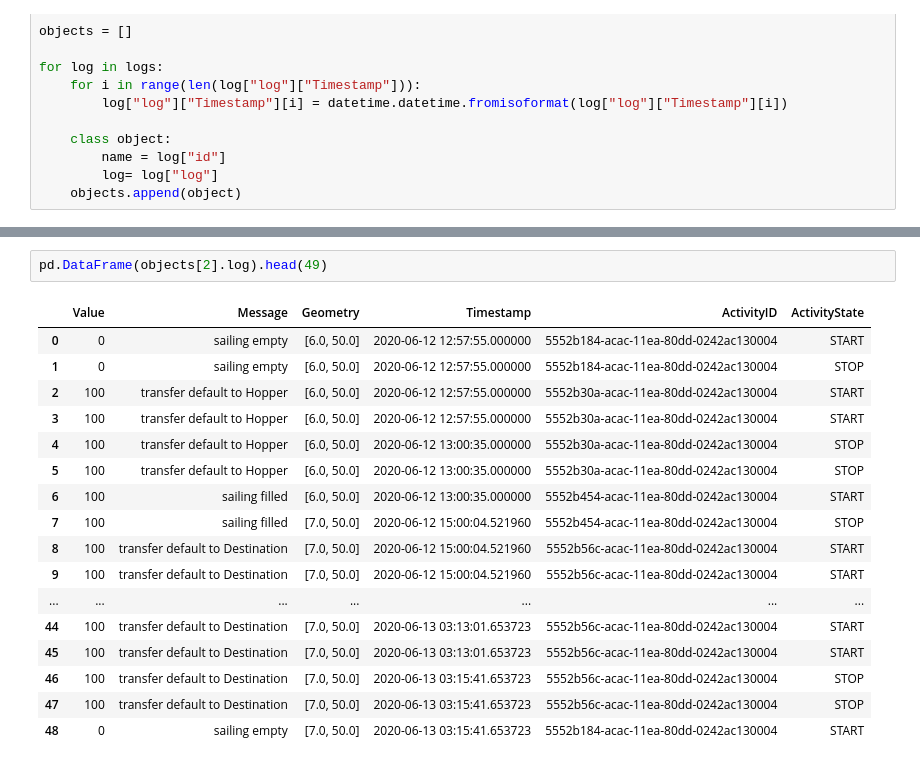
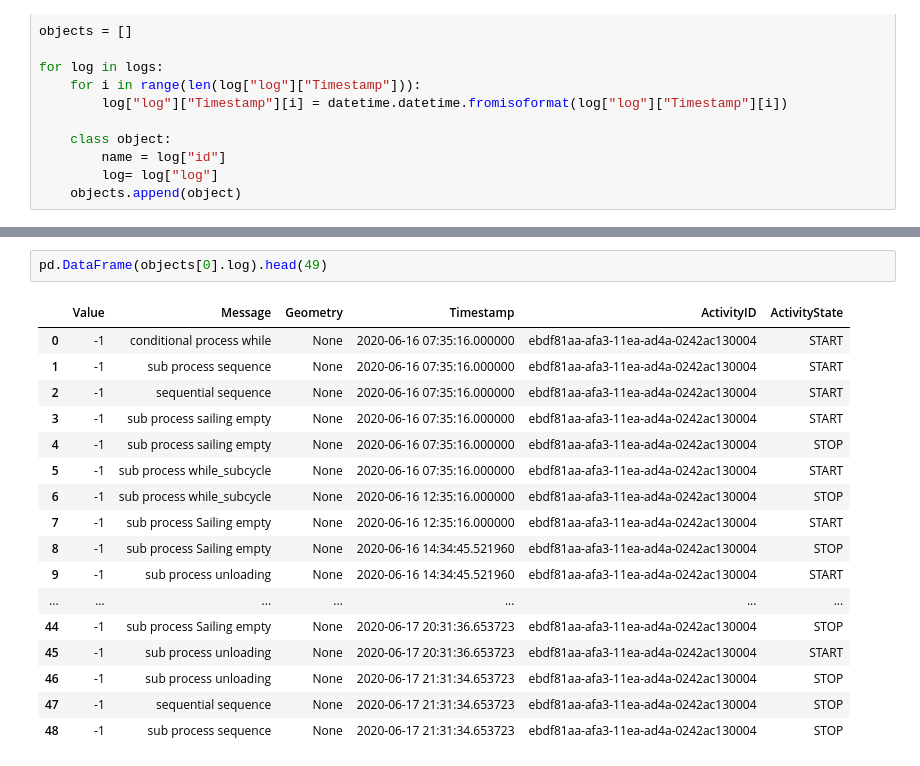
Before and after one commit to TUDelft-CITG/OpenCLSim, a Jupyter notebook: openclsim/notebooks/25 test colos.ipynb, the cells around one changed output, grey strips where cells are left out. Saved outputs shown, nothing was run; the diff lists cells and outputs as text.

```diff
--- a/openclsim/notebooks/25 test colos.ipynb
+++ b/openclsim/notebooks/25 test colos.ipynb
@@ -37,22 +39,22 @@ vessel_planning(objects, activities)
 # %% [output]
 [interactive output not drawn]
 # %%
-pd.DataFrame(objects[2].log).head(49)
+pd.DataFrame(objects[0].log).head(49)
 # %% [output]
 |  | Value | Message | Geometry | Timestamp | ActivityID | ActivityState |
-| 0 | 0 | sailing empty | [6.0, 50.0] | 2020-06-12 12:57:55.000000 | 5552b184-acac-11ea-80dd-0242ac130004 | START |
-| 1 | 0 | sailing empty | [6.0, 50.0] | 2020-06-12 12:57:55.000000 | 5552b184-acac-11ea-80dd-0242ac130004 | STOP |
-| 2 | 100 | transfer default to Hopper | [6.0, 50.0] | 2020-06-12 12:57:55.000000 | 5552b30a-acac-11ea-80dd-0242ac130004 | START |
-| 3 | 100 | transfer default to Hopper | [6.0, 50.0] | 2020-06-12 12:57:55.000000 | 5552b30a-acac-11ea-80dd-0242ac130004 | START |
-| 4 | 100 | transfer default to Hopper | [6.0, 50.0] | 2020-06-12 13:00:35.000000 | 5552b30a-acac-11ea-80dd-0242ac130004 | STOP |
-| 5 | 100 | transfer default to Hopper | [6.0, 50.0] | 2020-06-12 13:00:35.000000 | 5552b30a-acac-11ea-80dd-0242ac130004 | STOP |
-| 6 | 100 | sailing filled | [6.0, 50.0] | 2020-06-12 13:00:35.000000 | 5552b454-acac-11ea-80dd-0242ac130004 | START |
-| 7 | 100 | sailing filled | [7.0, 50.0] | 2020-06-12 15:00:04.521960 | 5552b454-acac-11ea-80dd-0242ac130004 | STOP |
-| 8 | 100 | transfer default to Destination | [7.0, 50.0] | 2020-06-12 15:00:04.521960 | 5552b56c-acac-11ea-80dd-0242ac130004 | START |
-| 9 | 100 | transfer default to Destination | [7.0, 50.0] | 2020-06-12 15:00:04.521960 | 5552b56c-acac-11ea-80dd-0242ac130004 | START |
+| 0 | -1 | conditional process while | None | 2020-06-16 07:35:16.000000 | ebdf81aa-afa3-11ea-ad4a-0242ac130004 | START |
+| 1 | -1 | sub process sequence | None | 2020-06-16 07:35:16.000000 | ebdf81aa-afa3-11ea-ad4a-0242ac130004 | START |
+| 2 | -1 | sequential sequence | None | 2020-06-16 07:35:16.000000 | ebdf81aa-afa3-11ea-ad4a-0242ac130004 | START |
+| 3 | -1 | sub process sailing empty | None | 2020-06-16 07:35:16.000000 | ebdf81aa-afa3-11ea-ad4a-0242ac130004 | START |
+| 4 | -1 | sub process sailing empty | None | 2020-06-16 07:35:16.000000 | ebdf81aa-afa3-11ea-ad4a-0242ac130004 | STOP |
+| 5 | -1 | sub process while_subcycle | None | 2020-06-16 07:35:16.000000 | ebdf81aa-afa3-11ea-ad4a-0242ac130004 | START |
+| 6 | -1 | sub process while_subcycle | None | 2020-06-16 12:35:16.000000 | ebdf81aa-afa3-11ea-ad4a-0242ac130004 | STOP |
+| 7 | -1 | sub process Sailing empty | None | 2020-06-16 12:35:16.000000 | ebdf81aa-afa3-11ea-ad4a-0242ac130004 | START |
+| 8 | -1 | sub process Sailing empty | None | 2020-06-16 14:34:45.521960 | ebdf81aa-afa3-11ea-ad4a-0242ac130004 | STOP |
+| 9 | -1 | sub process unloading | None | 2020-06-16 14:34:45.521960 | ebdf81aa-afa3-11ea-ad4a-0242ac130004 | START |
 | ... | ... | ... | ... | ... | ... | ... |
-| 44 | 100 | transfer default to Destination | [7.0, 50.0] | 2020-06-13 03:13:01.653723 | 5552b56c-acac-11ea-80dd-0242ac130004 | START |
-| 45 | 100 | transfer default to Destination | [7.0, 50.0] | 2020-06-13 03:13:01.653723 | 5552b56c-acac-11ea-80dd-0242ac130004 | START |
-| 46 | 100 | transfer default to Destination | [7.0, 50.0] | 2020-06-13 03:15:41.653723 | 5552b56c-acac-11ea-80dd-0242ac130004 | STOP |
-| 47 | 100 | transfer default to Destination | [7.0, 50.0] | 2020-06-13 03:15:41.653723 | 5552b56c-acac-11ea-80dd-0242ac130004 | STOP |
-| 48 | 0 | sailing empty | [7.0, 50.0] | 2020-06-13 03:15:41.653723 | 5552b184-acac-11ea-80dd-0242ac130004 | START |
+| 44 | -1 | sub process Sailing empty | None | 2020-06-17 20:31:36.653723 | ebdf81aa-afa3-11ea-ad4a-0242ac130004 | STOP |
+| 45 | -1 | sub process unloading | None | 2020-06-17 20:31:36.653723 | ebdf81aa-afa3-11ea-ad4a-0242ac130004 | START |
+| 46 | -1 | sub process unloading | None | 2020-06-17 21:31:34.653723 | ebdf81aa-afa3-11ea-ad4a-0242ac130004 | STOP |
+| 47 | -1 | sequential sequence | None | 2020-06-17 21:31:34.653723 | ebdf81aa-afa3-11ea-ad4a-0242ac130004 | STOP |
+| 48 | -1 | sub process sequence | None | 2020-06-17 21:31:34.653723 | ebdf81aa-afa3-11ea-ad4a-0242ac130004 | STOP |
```
Also changed, not shown: parts of 4 cells of this notebook, 3 other files.
